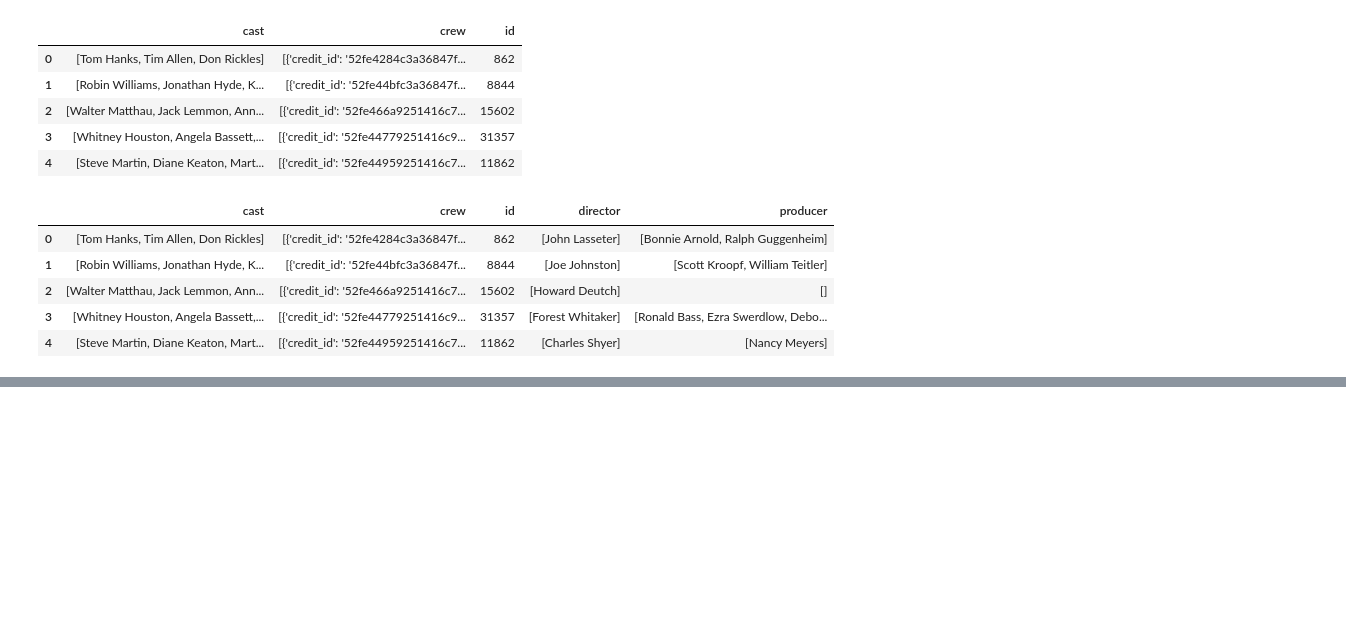
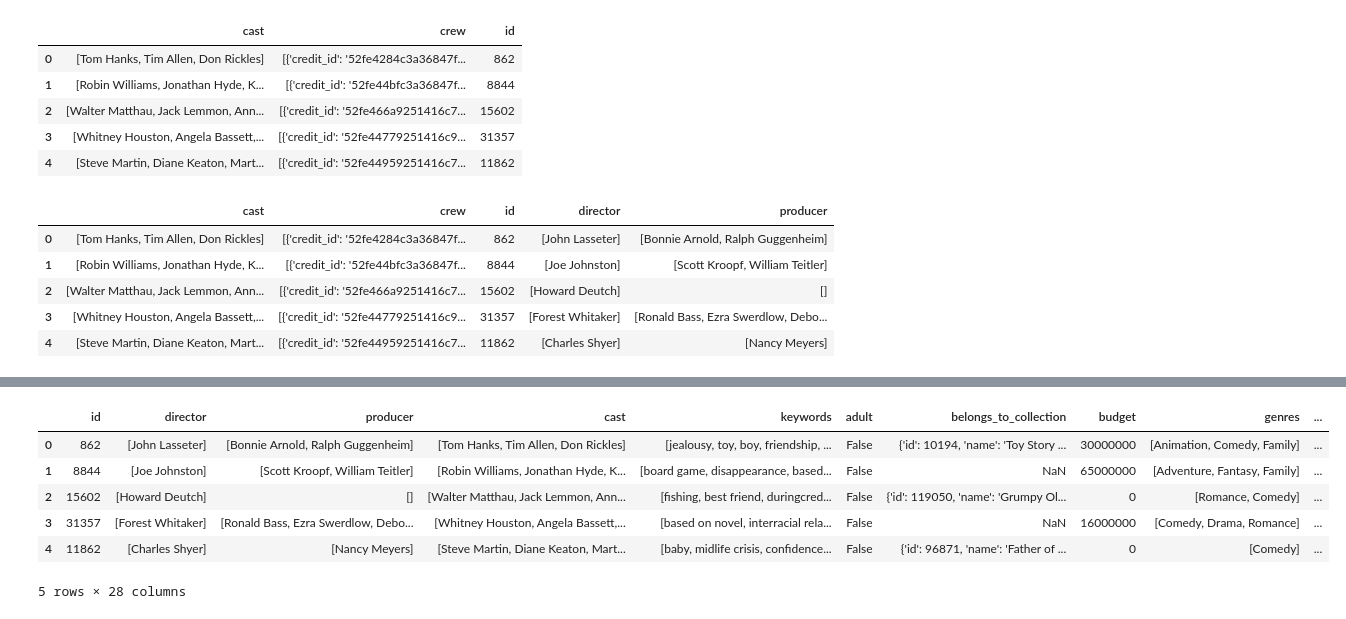
Before and after one commit to golubnichiy/big_data_092925, a Jupyter notebook: day_13.ipynb, the cells around one changed output, grey strips where cells are left out. Saved outputs shown, nothing was run; the diff lists cells and outputs as text; code cells hidden in the pictures; blank space fills up the shorter version.

```diff
--- a/day_13.ipynb
+++ b/day_13.ipynb
@@ -96,0 +163,2 @@ df_credits.head()
+# %%
+df_movies_metadata['genres'] = df_movies_metadata['genres'].apply(convert)
@@ -96,0 +175,2 @@ df_credits.head()
+# %%
+df_movies_metadata['overview'] = df_movies_metadata['overview'].apply(lambda x: x.split() if isinstance(x, str) else [])
@@ -96,0 +186,2 @@ df_credits.head()
+# %%
+final_df = pd.merge(df_credits, df_keywords, on='id')
@@ -96,0 +217,2 @@ df_credits.head()
+# %%
+df_movies_metadata['id'] = pd.to_numeric(df_movies_metadata['id'], errors='coerce').astype('Int64')
@@ -96,0 +239,11 @@ df_credits.head()
+# %%
+final_df = pd.merge(final_df, df_movies_metadata, on='id')
+final_df.head()
+# %% [output]
+|  | id | director | producer | cast | keywords | adult | belongs_to_collection | budget | genres | ... |
+| 0 | 862 | [John Lasseter] | [Bonnie Arnold, Ralph Guggenheim] | [Tom Hanks, Tim Allen, Don Rickles] | [jealousy, toy, boy, friendship, ... | False | {'id': 10194, 'name': 'Toy Story ... | 30000000 | [Animation, Comedy, Family] | ... |
+| 1 | 8844 | [Joe Johnston] | [Scott Kroopf, William Teitler] | [Robin Williams, Jonathan Hyde, K... | [board game, disappearance, based... | False | NaN | 65000000 | [Adventure, Fantasy, Family] | ... |
+| 2 | 15602 | [Howard Deutch] | [] | [Walter Matthau, Jack Lemmon, Ann... | [fishing, best friend, duringcred... | False | {'id': 119050, 'name': 'Grumpy Ol... | 0 | [Romance, Comedy] | ... |
+| 3 | 31357 | [Forest Whitaker] | [Ronald Bass, Ezra Swerdlow, Debo... | [Whitney Houston, Angela Bassett,... | [based on novel, interracial rela... | False | NaN | 16000000 | [Comedy, Drama, Romance] | ... |
+| 4 | 11862 | [Charles Shyer] | [Nancy Meyers] | [Steve Martin, Diane Keaton, Mart... | [baby, midlife crisis, confidence... | False | {'id': 96871, 'name': 'Father of ... | 0 | [Comedy] | ... |
+5 rows × 28 columns
```
Also changed, not shown: parts of 31 cells of this notebook, 1 other file.
